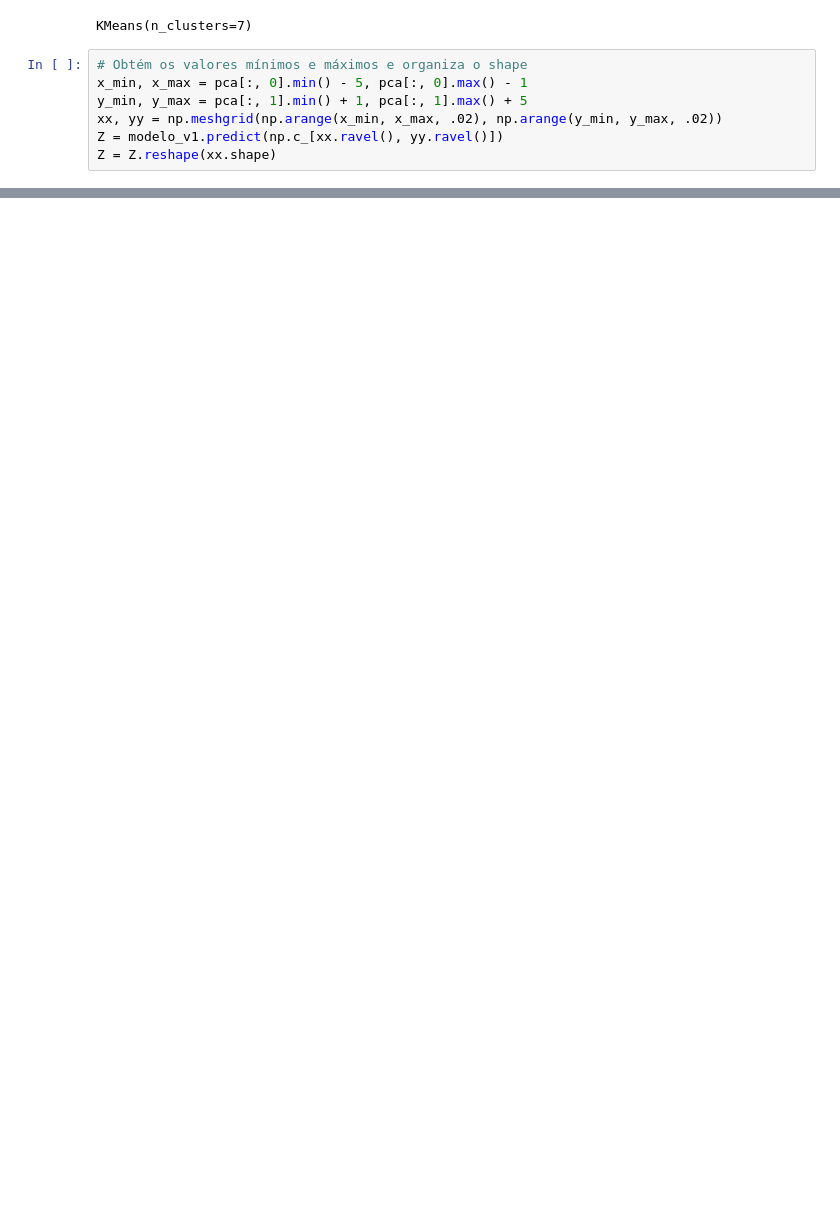
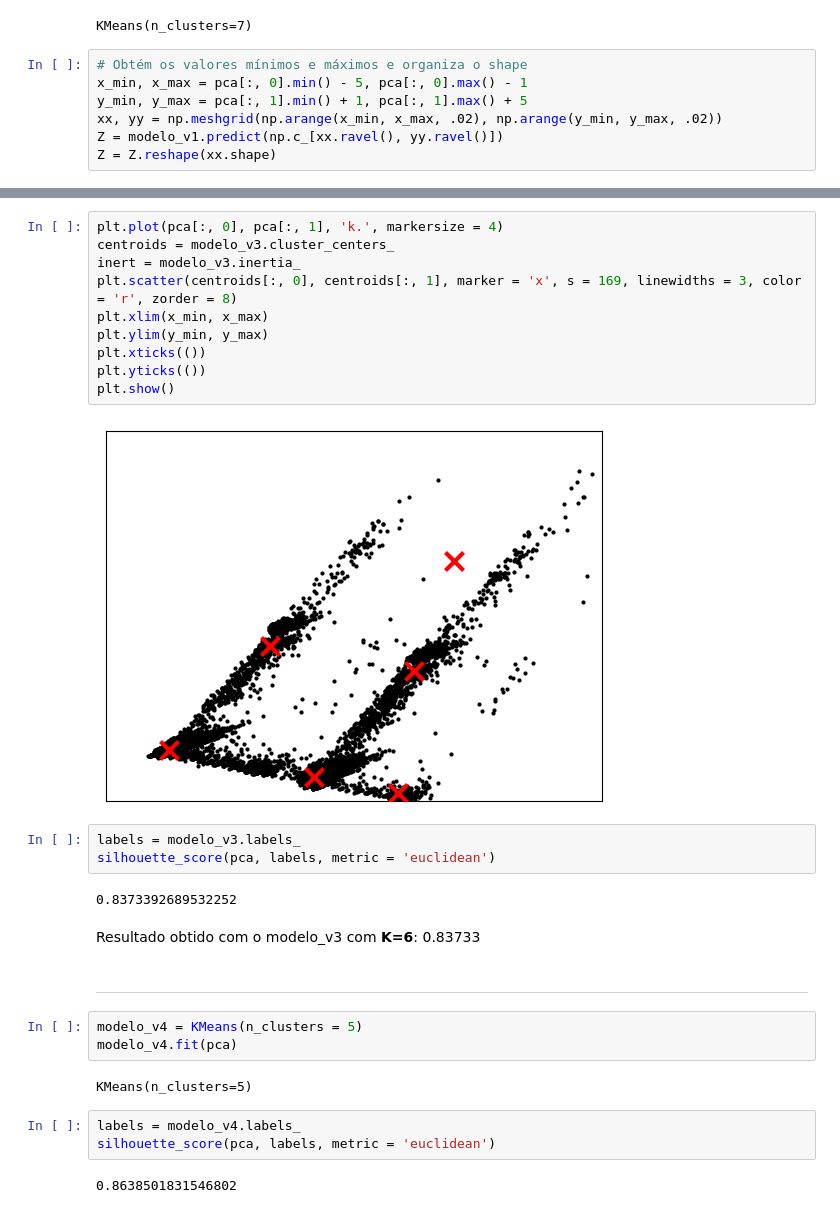
Before and after one commit to thaleswillreis/Modelo-ML-Clusterizacao, a Jupyter notebook: clustering.ipynb, the cells around one changed output, grey strips where cells are left out. Saved outputs shown, nothing was run; the diff lists cells and outputs as text; blank space fills up the shorter version.

```diff
--- a/clustering.ipynb
+++ b/clustering.ipynb
@@ -253,0 +324,31 @@ silhouette_score(pca, labels, metric = 'euclidean')
+# %%
+plt.plot(pca[:, 0], pca[:, 1], 'k.', markersize = 4)
+centroids = modelo_v3.cluster_centers_
+inert = modelo_v3.inertia_
+plt.scatter(centroids[:, 0], centroids[:, 1], marker = 'x', s = 169, linewidths = 3, color = 'r', zorder = 8)
+plt.xlim(x_min, x_max)
+plt.ylim(y_min, y_max)
+plt.xticks(())
+plt.yticks(())
+plt.show()
+# %% [output]
+[figure, added]
+# %%
+labels = modelo_v3.labels_
+silhouette_score(pca, labels, metric = 'euclidean')
+# %% [output]
+0.8373392689532252
+# %% [markdown]
+Resultado obtido com o modelo_v3 com **K=6**: 0.83733
+# %% [markdown]
+---
+# %%
+modelo_v4 = KMeans(n_clusters = 5)
+modelo_v4.fit(pca)
+# %% [output]
+KMeans(n_clusters=5)
+# %%
+labels = modelo_v4.labels_
+silhouette_score(pca, labels, metric = 'euclidean')
+# %% [output]
+0.8638501831546802
```
Also changed, not shown: parts of 59 cells of this notebook.
